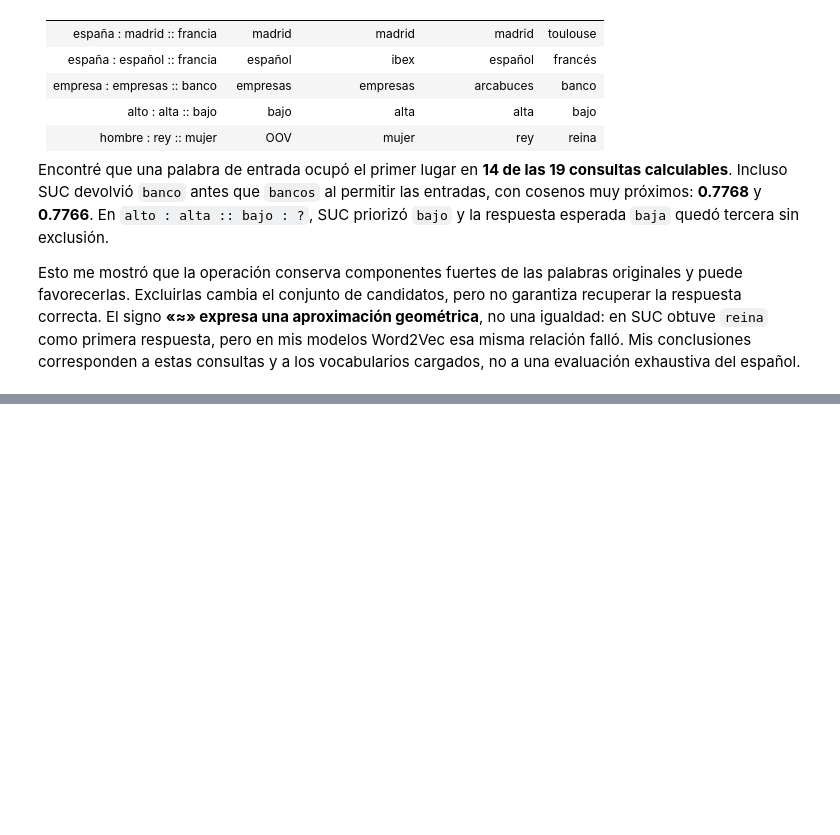
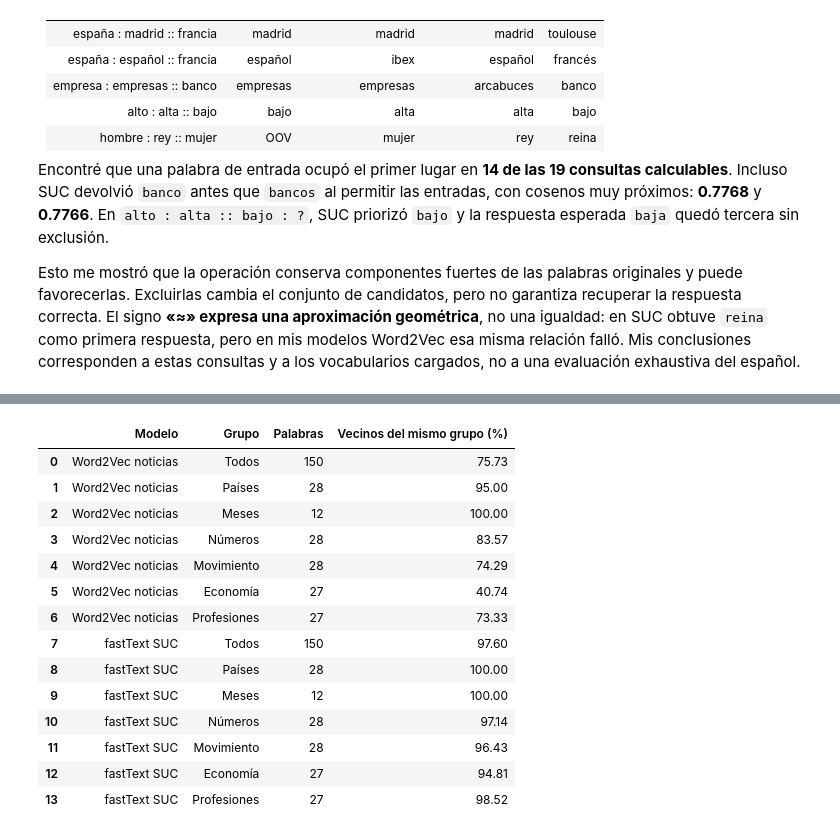
Before and after one commit to Jtanchezz/NLP, a Jupyter notebook: Lab9/lab9.ipynb, the cells around one changed output, grey strips where cells are left out. Drawn from its saved outputs; the diff is of its cells as text; code cells hidden in the pictures; blank space fills up the shorter version.

```diff
--- a/Lab9/lab9.ipynb
+++ b/Lab9/lab9.ipynb
@@ -2158,0 +2350,46 @@ Esto me mostró que la operación conserva componentes fuertes de las palabras o
+# %%
+lista_palabras_6 = palabras_visualizacion["Palabra"].tolist()
+etiquetas_grupo_6 = palabras_visualizacion["Grupo"].to_numpy()
+matrices_visualizacion = {}
+filas_vecindad_6 = []
+K_VECINOS_6 = 5
+for nombre, modelo in modelos_visualizacion.items():
+    matriz = np.vstack([modelo[p] for p in lista_palabras_6]).astype(np.float64)
+    normas = np.linalg.norm(matriz, axis=1, keepdims=True)
+    if not np.isfinite(matriz).all() or np.any(normas == 0):
+        raise ValueError(f"Revisa los vectores de {nombre} antes de proyectarlos.")
+    matriz = matriz / normas
+    matrices_visualizacion[nombre] = matriz
+    distancias = pairwise_distances(matriz, metric="euclidean")
+    np.fill_diagonal(distancias, np.inf)
+    vecinos = np.argsort(distancias, axis=1, kind="stable")[:, :K_VECINOS_6]
+    proporcion_mismo_grupo = (etiquetas_grupo_6[vecinos] == etiquetas_grupo_6[:, None]).mean(axis=1)
+    filas_vecindad_6.append({
+        "Modelo": nombre, "Grupo": "Todos",
+        "Palabras": len(matriz),
+        "Vecinos del mismo grupo (%)": 100 * proporcion_mismo_grupo.mean(),
+    })
+    for grupo in seleccion_grupos_6:
+        mascara = etiquetas_grupo_6 == grupo
+        filas_vecindad_6.append({
+            "Modelo": nombre, "Grupo": grupo, "Palabras": int(mascara.sum()),
+            "Vecinos del mismo grupo (%)": 100 * proporcion_mismo_grupo[mascara].mean(),
+        })
+vecindad_original_6 = pd.DataFrame(filas_vecindad_6)
+display(vecindad_original_6.round({"Vecinos del mismo grupo (%)": 2}))
+# %% [output]
+|  | Modelo | Grupo | Palabras | Vecinos del mismo grupo (%) |
+| 0 | Word2Vec noticias | Todos | 150 | 75.73 |
+| 1 | Word2Vec noticias | Países | 28 | 95.00 |
+| 2 | Word2Vec noticias | Meses | 12 | 100.00 |
+| 3 | Word2Vec noticias | Números | 28 | 83.57 |
+| 4 | Word2Vec noticias | Movimiento | 28 | 74.29 |
+| 5 | Word2Vec noticias | Economía | 27 | 40.74 |
+| 6 | Word2Vec noticias | Profesiones | 27 | 73.33 |
+| 7 | fastText SUC | Todos | 150 | 97.60 |
+| 8 | fastText SUC | Países | 28 | 100.00 |
+| 9 | fastText SUC | Meses | 12 | 100.00 |
+| 10 | fastText SUC | Números | 28 | 97.14 |
+| 11 | fastText SUC | Movimiento | 28 | 96.43 |
+| 12 | fastText SUC | Economía | 27 | 94.81 |
+| 13 | fastText SUC | Profesiones | 27 | 98.52 |
```
Also changed, not shown: parts of 10 cells of this notebook, 2 other files.
